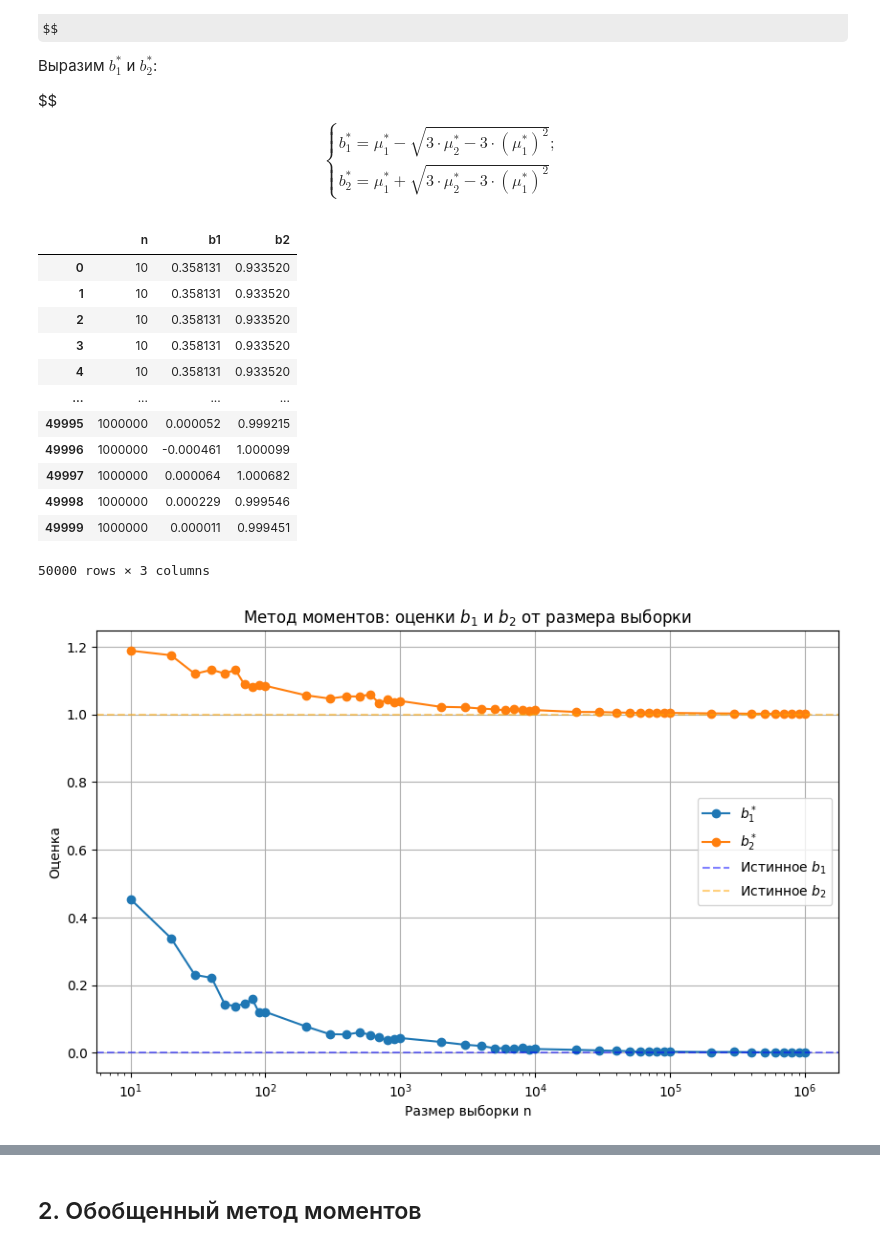
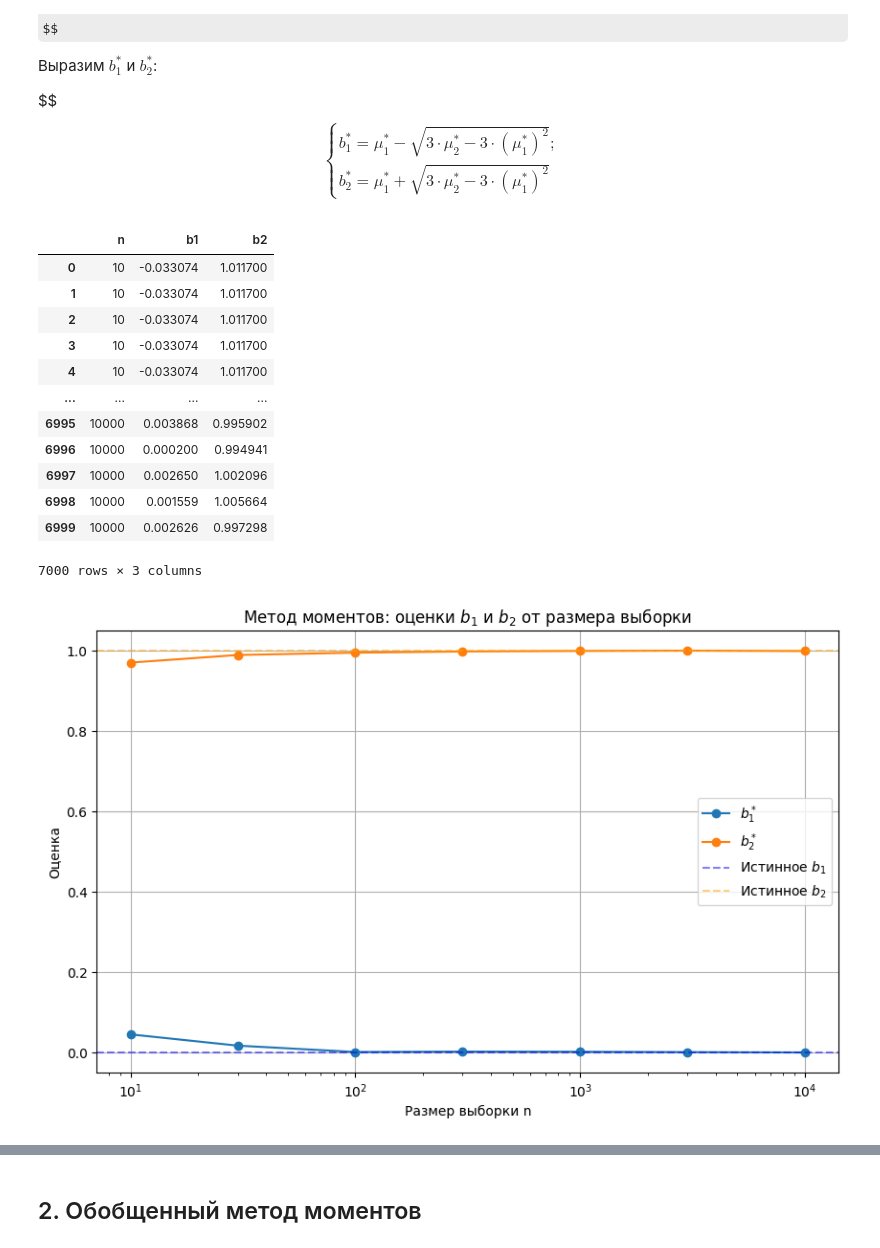
Before and after one commit to e1turin/ipkn-statistics, a Jupyter notebook: lab-3.ipynb, the cells around one changed output, grey strips where cells are left out. Saved outputs shown, nothing was run; the diff lists cells and outputs as text; code cells hidden in the pictures; some formulas as TeX source.

```diff
--- a/lab-3.ipynb
+++ b/lab-3.ipynb
@@ -27,12 +27,9 @@ from matplotlib import pyplot as plt
 import scipy
 from tqdm.contrib.concurrent import process_map
 # %%
-SAMPLE_SIZES = (
-    [n for n in range(10, 101, 50)]
-    + [n for n in range(100, 1_001, 500)]
-    + [n for n in range(1_000, 10_001, 5_000)]
-    # + [n for n in range(10_000, 100_001, 30_000)]
-    # + [n for n in range(100_000, 1_000_001, 300_000)]
+SAMPLE_SIZES = sorted(
+    [10**p for p in range(1, 5)]
+    + [3 * 10**p for p in range(1, 4)] # 3 -> nice middle on log-scaled axis
 )
 UNIFORM_LOW = 0
 UNIFORM_HIGH = 1
@@ -85,19 +81,18 @@ args_uniform = list(itertools.product(SAMPLE_SIZES, range(N_EXPERIMENTS)))
 rs = process_map(experiment_uniform_mm, args_uniform, chunksize=1)
 # %%
 df = pd.DataFrame(rs, columns=("n", "b1", "b2"))
-df.to_csv("lab-3/uniform_mm.csv", index=False)
 df
 # %% [output]
 |  | n | b1 | b2 |
-| 0 | 10 | 0.358131 | 0.933520 |
-| 1 | 10 | 0.358131 | 0.933520 |
-| 2 | 10 | 0.358131 | 0.933520 |
-| 3 | 10 | 0.358131 | 0.933520 |
-| 4 | 10 | 0.358131 | 0.933520 |
+| 0 | 10 | -0.033074 | 1.011700 |
+| 1 | 10 | -0.033074 | 1.011700 |
+| 2 | 10 | -0.033074 | 1.011700 |
+| 3 | 10 | -0.033074 | 1.011700 |
+| 4 | 10 | -0.033074 | 1.011700 |
 | ... | ... | ... | ... |
-| 49995 | 1000000 | 0.000052 | 0.999215 |
-| 49996 | 1000000 | -0.000461 | 1.000099 |
-| 49997 | 1000000 | 0.000064 | 1.000682 |
-| 49998 | 1000000 | 0.000229 | 0.999546 |
-| 49999 | 1000000 | 0.000011 | 0.999451 |
+| 6995 | 10000 | 0.003868 | 0.995902 |
+| 6996 | 10000 | 0.000200 | 0.994941 |
+| 6997 | 10000 | 0.002650 | 1.002096 |
+| 6998 | 10000 | 0.001559 | 1.005664 |
+| 6999 | 10000 | 0.002626 | 0.997298 |
-50000 rows × 3 columns
+7000 rows × 3 columns
@@ -118,7 +115,7 @@ plt.title("Метод моментов: оценки $b_1$ и $b_2$ от раз
 plt.legend()
 plt.grid(True)
 # %% [output]
-[figure, old version]
+[figure, new version]
 # %%
 plt.figure(figsize=(10, 6))
 plt.plot(sizes, df_uniform_std["b1"], marker="o", label="$std(b_1^*)$")
```
Also changed, not shown: parts of 14 cells of this notebook.
